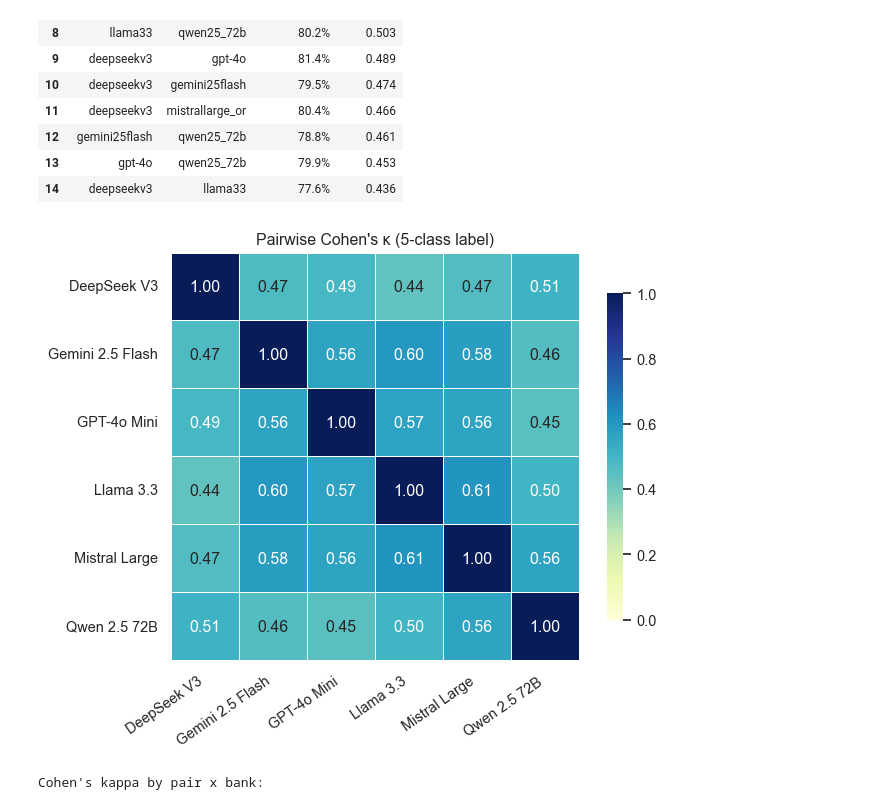
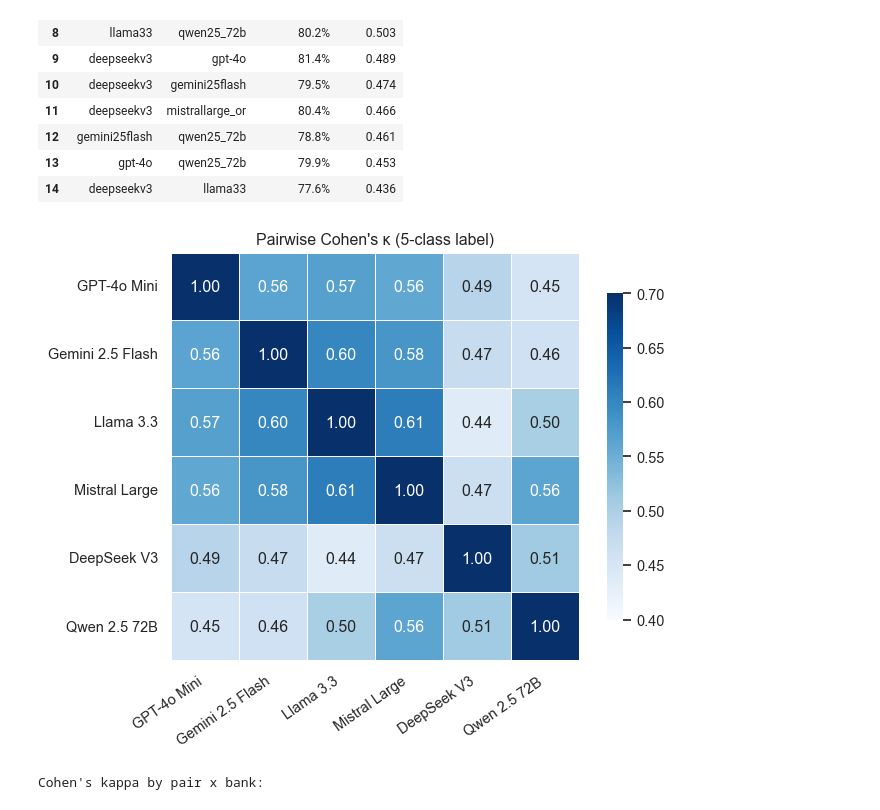
Before and after one commit to ericGutierrezM/central-bank-spillovers, a Jupyter notebook: notebooks/6.1_llm_agreement.ipynb, the cells around one changed output. Saved outputs shown, nothing was run; the diff lists cells and outputs as text; code cells hidden in the pictures.

```diff
--- a/notebooks/6.1_llm_agreement.ipynb
+++ b/notebooks/6.1_llm_agreement.ipynb
@@ -298,25 +298,54 @@ pairwise_df.style.format({"% agreement": "{:.1%}", "Cohen's κ": "{:.3f}"})
 | 13 | gpt-4o | qwen25_72b | 79.9% | 0.453 |
 | 14 | deepseekv3 | llama33 | 77.6% | 0.436 |
 # %%
-# 1b-ii. Pairwise Cohen's κ heatmap (6×6)
+from scipy.cluster.hierarchy import linkage, leaves_list
+from scipy.spatial.distance import squareform
+
+# build matrix
 kappa_mat = pd.DataFrame(np.eye(len(MODELS)), index=MODELS, columns=MODELS)
 for m_a, m_b in combinations(MODELS, 2):
     k = cohens_kappa(wide[m_a], wide[m_b])
     kappa_mat.loc[m_a, m_b] = k
     kappa_mat.loc[m_b, m_a] = k
 
-disp = kappa_mat.rename(index=MODEL_LABELS, columns=MODEL_LABELS)
+# cluster order from 1 - kappa
+dist_arr = (1 - kappa_mat).to_numpy(copy=True)
+np.fill_diagonal(dist_arr, 0.0)
+
+link = linkage(squareform(dist_arr), method="average")
+order = kappa_mat.index[leaves_list(link)]
+
+# reorder and relabel
+disp = kappa_mat.loc[order, order].rename(index=MODEL_LABELS, columns=MODEL_LABELS)
+
+# off-diagonal color scaling
+off_diag = disp.where(~np.eye(len(disp), dtype=bool))
+vmin = float(np.floor(off_diag.min().min() * 10) / 10)
+vmax = float(np.ceil(off_diag.max().max() * 10) / 10)
+
 fig, ax = plt.subplots(figsize=(7, 5.5))
-sns.heatmap(disp, annot=True, fmt=".2f", cmap="YlGnBu", vmin=0, vmax=1,
-            linewidths=0.4, square=True, cbar_kws={"shrink": 0.8}, ax=ax)
+sns.heatmap(
+    disp,
+    annot=True,
+    fmt=".2f",
+    cmap="Blues",
+    vmin=vmin,
+    vmax=vmax,
+    linewidths=0.4,
+    linecolor="white",
+    square=True,
+    cbar_kws={"shrink": 0.8},
+    ax=ax,
+)
+
 ax.set_title("Pairwise Cohen's κ (5-class label)")
 plt.setp(ax.get_xticklabels(), rotation=35, ha="right")
 plt.setp(ax.get_yticklabels(), rotation=0)
 plt.tight_layout()
 plt.savefig(OUTPUT_DIR / "llm_pairwise_kappa_heatmap.png", dpi=150, bbox_inches="tight")
 plt.show()
 # %% [output]
-[figure, old version]
+[figure, new version]
 # %%
 # 1c. Pairwise kappa by bank
 bybank_rows = []
```
Also changed, not shown: parts of 3 cells of this notebook, 5 other files.
